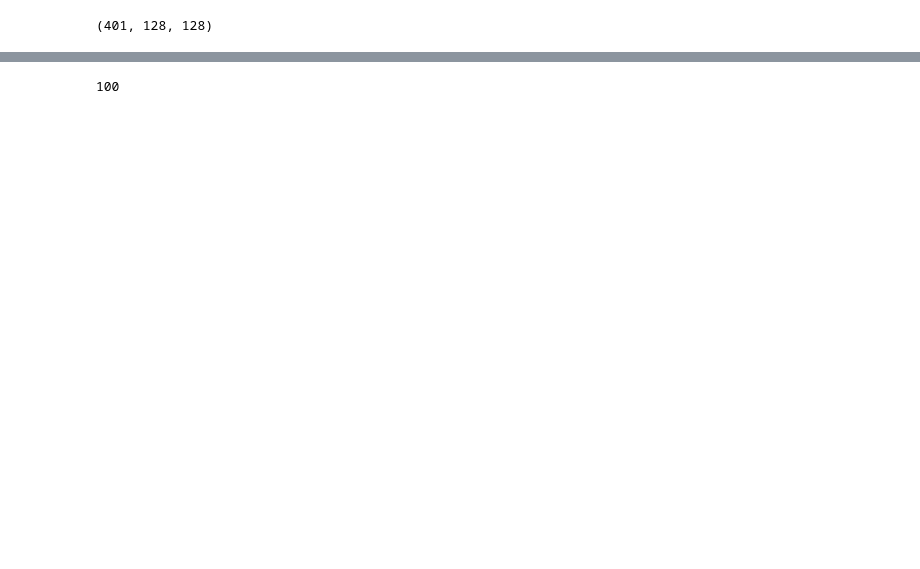
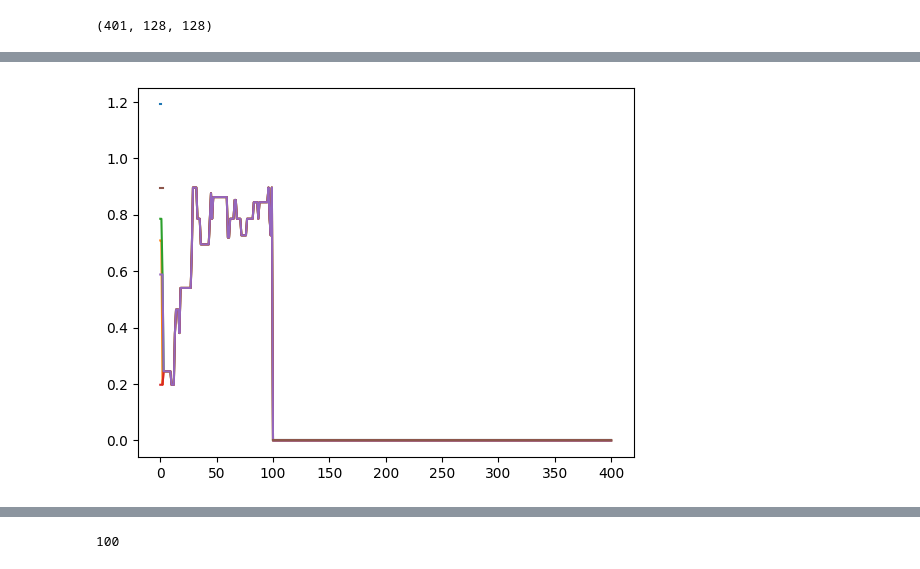
Before and after one commit to easuit24/BECs2, a Jupyter notebook: vortextracking_debug.ipynb, the cells around one changed output, grey strips where cells are left out. Drawn from its saved outputs; the diff is of its cells as text; code cells hidden in the pictures; blank space fills up the shorter version.

```diff
--- a/vortextracking_debug.ipynb
+++ b/vortextracking_debug.ipynb
@@ -246,0 +193,7 @@ Index of Match:  0
+# %%
+plt.figure()
+for i in range(len(angle_arr)):
+    plt.plot(angle_arr[i])
+plt.show()
+# %% [output]
+[figure, added]
```
Also changed, not shown: parts of 15 cells of this notebook, 2 other files.
